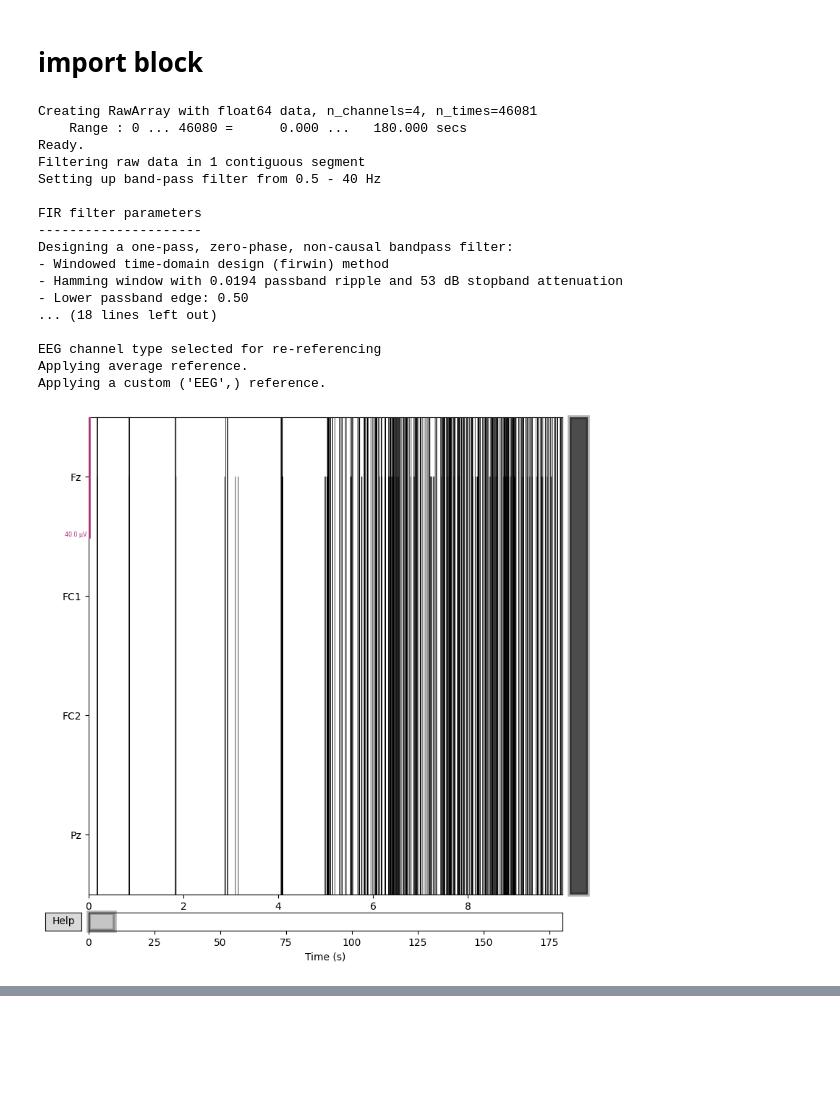
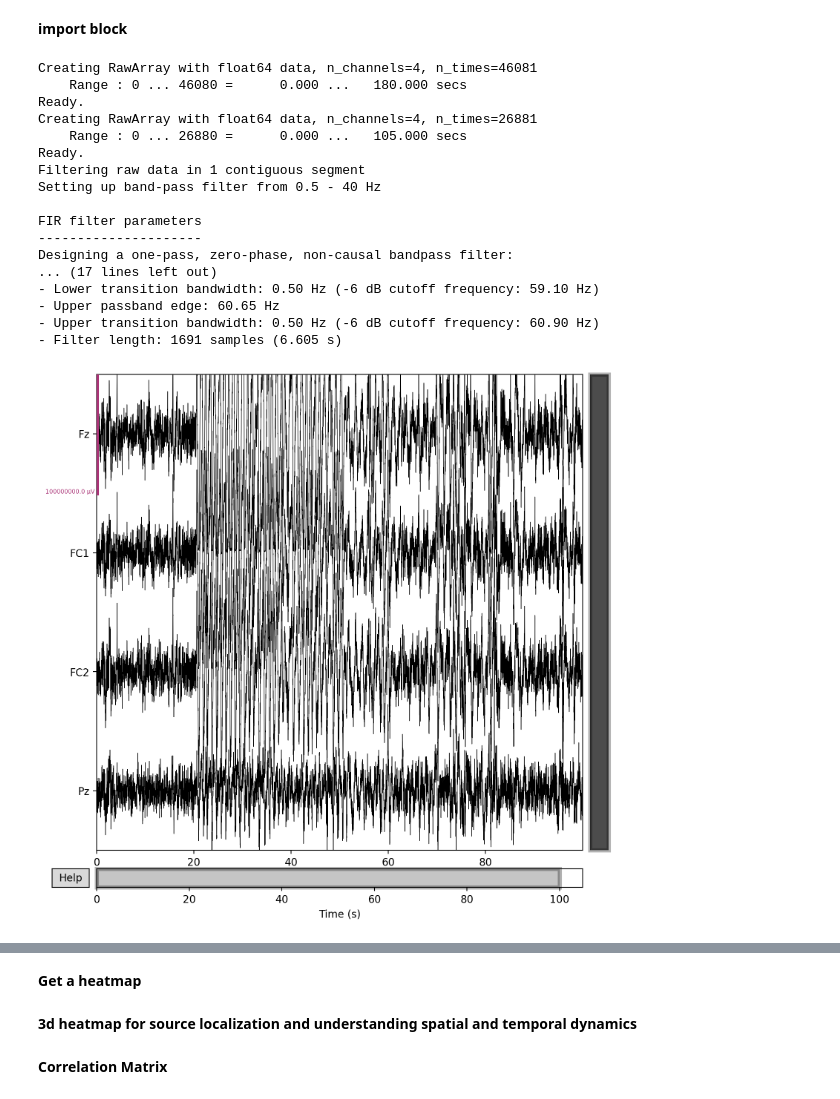
Before and after one commit to alexanderspeer/eeg-bci-signal-analysis, a Jupyter notebook: coding-practice/mne_signal_processing.ipynb, the cells around one changed output, grey strips where cells are left out. Cells and saved outputs as stored; diff of their text form; code cells hidden in the pictures; blank space fills up the shorter version.

```diff
--- a/coding-practice/mne_signal_processing.ipynb
+++ b/coding-practice/mne_signal_processing.ipynb
@@ -1,5 +1,5 @@
 # %% [markdown]
-# **import block**
+**import block**
 # %%
 import mne
 import scipy
@@ -15,60 +20,67 @@ DATA_PATH = '/Users/alexanderspeer/Desktop/eeg-data/lab2-artifact-detection/eeg-
 
 # 1. LOAD
 with h5py.File(DATA_PATH, 'r') as file:
     eeg = file['y'][:]
 
 if eeg.shape[0] > eeg.shape[1]:
     eeg = eeg.T
 
+#time and sampling rate
+
 time = eeg[0]
-fs = int(1 / np.mean(np.diff(time)))
+fs = (1 / ((np.mean(np.diff(time)))))
+#print(fs)
 
-# 2. HAND OFF TO MNE
+#creating an info object in MNE
 channel_names = ['Fz', 'FC1', 'FC2', 'Pz']
 
 info = mne.create_info(
-    ch_names=channel_names,
-    sfreq=fs,
-    ch_types='eeg'
+    ch_names = channel_names,
+    sfreq = fs,
+    ch_types = 'eeg',
+    verbose=None
 )
 
-raw = mne.io.RawArray(eeg[1:], info)  # eeg[1:] drops the time row
+#create a raw object now
+raw = mne.io.RawArray(eeg[1:], info, verbose=None)
 
-# 3. EVERYTHING ELSE HAPPENS THROUGH MNE
-raw.filter(0.5, 40)              # bandpass — replaces your butter/filtfilt
-raw.notch_filter(60)             # notch — replaces your iirnotch
-raw.set_eeg_reference('average') # referencing
+# crop FIRST to remove the giant artifacts
+raw.crop(tmin=10, tmax=115, verbose=None)
 
-# visualize
-raw.plot()
+# now winsor on clean data
+data = raw.get_data()
+lower = np.percentile(data, 1)
+upper = np.percentile(data, 99)
+data = np.clip(data, lower, upper)
 
-raw.crop(tmin=10, tmax=145)
+# put it back
+raw = mne.io.RawArray(data, raw.info) #don't have to do raw.info, just info is fine.
 
-data, times = raw.get_data(return_times=True)
+#add a bandpass and notch
+raw.filter(0.5, 40, verbose=None)
+raw.notch_filter(60, verbose=None)
 
-fig, axes = plt.subplots(4, 1, figsize=(14, 8), sharex=True)
-for i, (ax, name) in enumerate(zip(axes, raw.ch_names)):
-    ax.plot(times, data[i], lw=0.5)
-    ax.set_ylabel(name)
-axes[-1].set_xlabel('Time (s)')
-plt.tight_layout()
-plt.show()
+%matplotlib qt
+import matplotlib
+matplotlib.use('Qt5Agg')
+#okay this is what you need to be doing.
+raw.plot(duration=100, scalings=dict(eeg=50))
 # %% [output]
 Creating RawArray with float64 data, n_channels=4, n_times=46081
     Range : 0 ... 46080 =      0.000 ...   180.000 secs
+Ready.
+Creating RawArray with float64 data, n_channels=4, n_times=26881
+    Range : 0 ... 26880 =      0.000 ...   105.000 secs
 Ready.
 Filtering raw data in 1 contiguous segment
 Setting up band-pass filter from 0.5 - 40 Hz
 
 FIR filter parameters
 ---------------------
 Designing a one-pass, zero-phase, non-causal bandpass filter:
-- Windowed time-domain design (firwin) method
-- Hamming window with 0.0194 passband ripple and 53 dB stopband attenuation
-- Lower passband edge: 0.50
-... (18 lines left out)
-
-EEG channel type selected for re-referencing
-Applying average reference.
-Applying a custom ('EEG',) reference.
+... (17 lines left out)
+- Lower transition bandwidth: 0.50 Hz (-6 dB cutoff frequency: 59.10 Hz)
+- Upper passband edge: 60.65 Hz
+- Upper transition bandwidth: 0.50 Hz (-6 dB cutoff frequency: 60.90 Hz)
+- Filter length: 1691 samples (6.605 s)
-[figure, old version]
+[figure, new version]
@@ -75,0 +87,2 @@ Applying a custom ('EEG',) reference.
+# %% [markdown]
+**Get a heatmap**
@@ -75,0 +100,2 @@ Applying a custom ('EEG',) reference.
+# %% [markdown]
+**3d heatmap for source localization and understanding spatial and temporal dynamics**
@@ -75,0 +121,2 @@ Applying a custom ('EEG',) reference.
+# %% [markdown]
+**Correlation Matrix**
```
Also changed, not shown: parts of 10 cells of this notebook, 1 other file.
